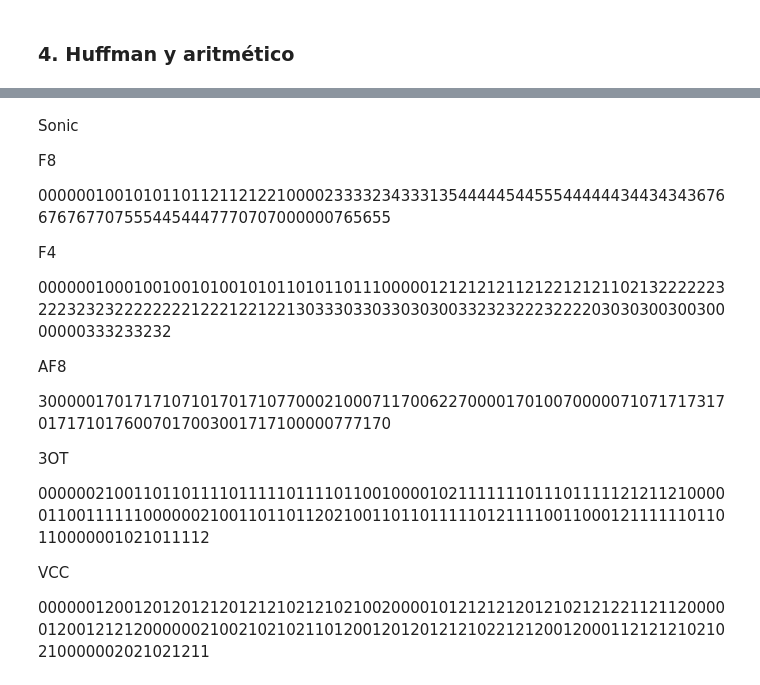
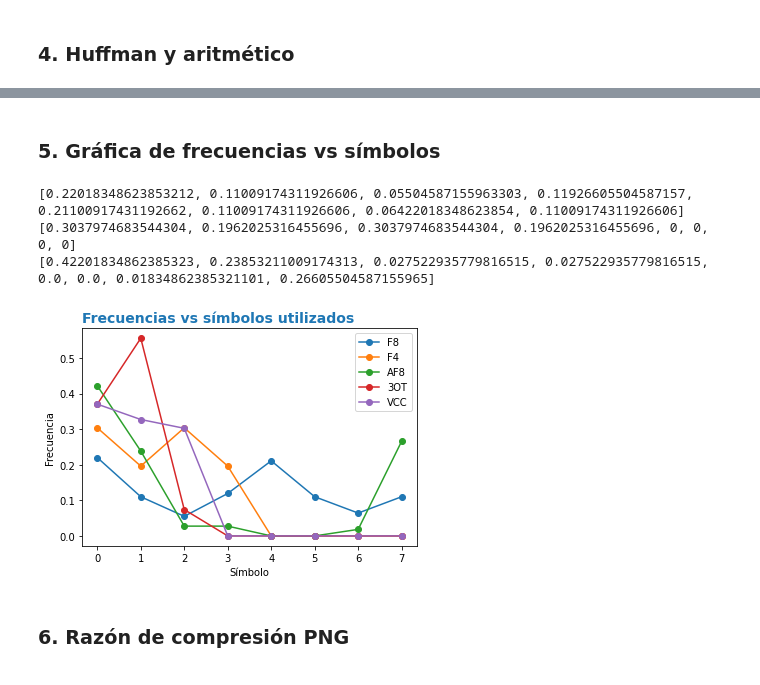
Before and after one commit to LeonelYLuego/University-Works, a Jupyter notebook: Procesamiento de Imágenes/Trabajo_FInal.ipynb, the cells around one changed output, grey strips where cells are left out. Drawn from its saved outputs; the diff is of its cells as text; code cells hidden in the pictures.

```diff
--- a/Procesamiento de Imágenes/Trabajo_FInal.ipynb
+++ b/Procesamiento de Imágenes/Trabajo_FInal.ipynb
@@ -24,11 +24,12 @@
 # %%
 import cv2
 import numpy as np
-imagen = cv2.imread('./ImagenesBinarizadas/IMG10.png')
+imagen = cv2.imread('./ImagenesABinarizar/IMG10.png')
 gray = cv2.cvtColor(imagen,cv2.COLOR_BGR2GRAY)
 ret,th = cv2.threshold(gray,200,255,cv2.THRESH_BINARY_INV)
 mat = []
 mat = th
+
 my_list = list(map(lambda x: x / 255, mat))
 
 
@@ -771,23 +772,40 @@ Cantidad de bits total (con compresión):  2020.7407407407409
 Cantidad comprimida de bits por símbolo:  1.6296296296296298
-# %% [markdown]
-Sonic
-
-F8
-
-0000001001010110112112122100002333323433313544444544555444444344343436766767677075554454447770707000000765655
-
-F4
-
-00000010001001001010010101101011011100000121212121121221212110213222222322232323222222221222122122130333033033030300332323222322220303030030030000000333233232
-
-AF8
-
-3000001701717107101701710770002100071170062270000170100700000710717173170171710176007017003001717100000777170
-
-3OT
-
-000000210011011011110111110111101100100001021111111011101111121211210000011001111110000002100110110112021001101101111101211110011000121111110110110000001021011112
-
-VCC
-
-000000120012012012120121210212102100200001012121212012102121221121120000012001212120000002100210210211012001201201212102212120012000112121210210210000002021021211
+# %% [markdown]
+### 5. Gráfica de frecuencias vs símbolos
+# %%
+import matplotlib.pyplot as plt
+fig, ax = plt.subplots()
+dias = ['0', '1', '2', '3', '4', '5', '6', '7']
+ffF8 = [fila[2] for fila in fF8]
+ffF4 = [fila[2] for fila in fF4]
+for i in range(4):
+    ffF4.append(0)
+ffAF8 = [fila[2] for fila in fAF8]
+ff3OT = [fila[2] for fila in f3OT]
+for i in range(5):
+    ff3OT.append(0)
+ffVCC = [fila[2] for fila in fVCC]
+for i in range(5):
+    ffVCC.append(0)
+
+print(ffF8)
+print(ffF4)
+print(ffAF8)
+temperaturas = {'F8': ffF8, 'F4': ffF4, 'AF8': ffAF8, '3OT': ff3OT, 'VCC': ffVCC}
+ax.plot(dias, temperaturas['F8'], marker = 'o', label = 'F8')
+ax.plot(dias, temperaturas['F4'], marker = 'o', label = 'F4')
+ax.plot(dias, temperaturas['AF8'], marker = 'o', label = 'AF8')
+ax.plot(dias, temperaturas['3OT'], marker = 'o', label = '3OT')
+ax.plot(dias, temperaturas['VCC'], marker = 'o', label = 'VCC')
+ax.legend(loc = 'upper right')
+ax.set_title('Frecuencias vs símbolos utilizados', loc = "left", fontdict = {'fontsize':14, 'fontweight':'bold', 'color':'tab:blue'})
+ax.set_xlabel("Símbolo")
+ax.set_ylabel("Frecuencia")
+plt.show()
+# %% [output]
+[0.22018348623853212, 0.11009174311926606, 0.05504587155963303, 0.11926605504587157, 0.21100917431192662, 0.11009174311926606, 0.06422018348623854, 0.11009174311926606]
+[0.3037974683544304, 0.1962025316455696, 0.3037974683544304, 0.1962025316455696, 0, 0, 0, 0]
+[0.42201834862385323, 0.23853211009174313, 0.027522935779816515, 0.027522935779816515, 0.0, 0.0, 0.01834862385321101, 0.26605504587155965]
+[figure, added]
+# %% [markdown]
+### 6. Razón de compresión PNG
```
Also changed, not shown: parts of 6 cells of this notebook, 15 other files.
